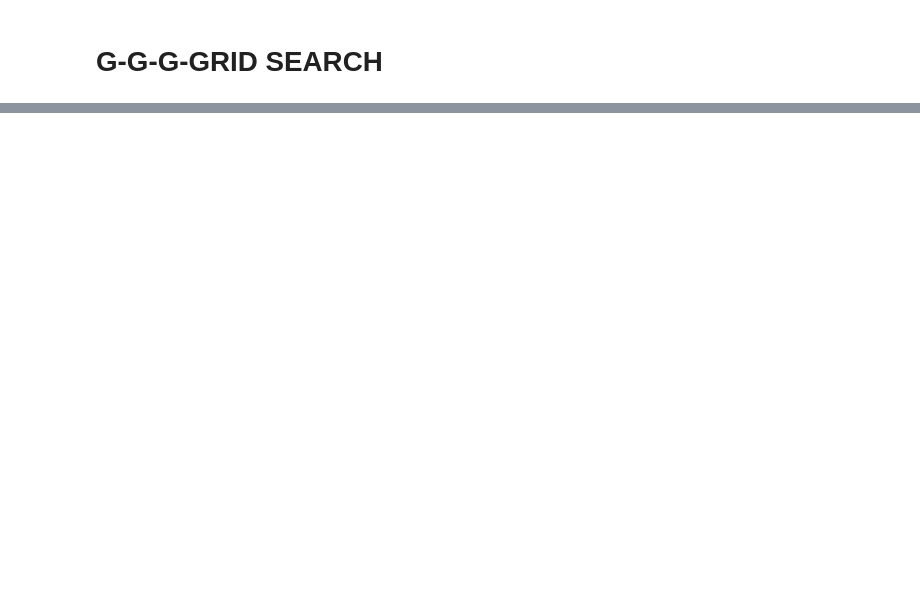
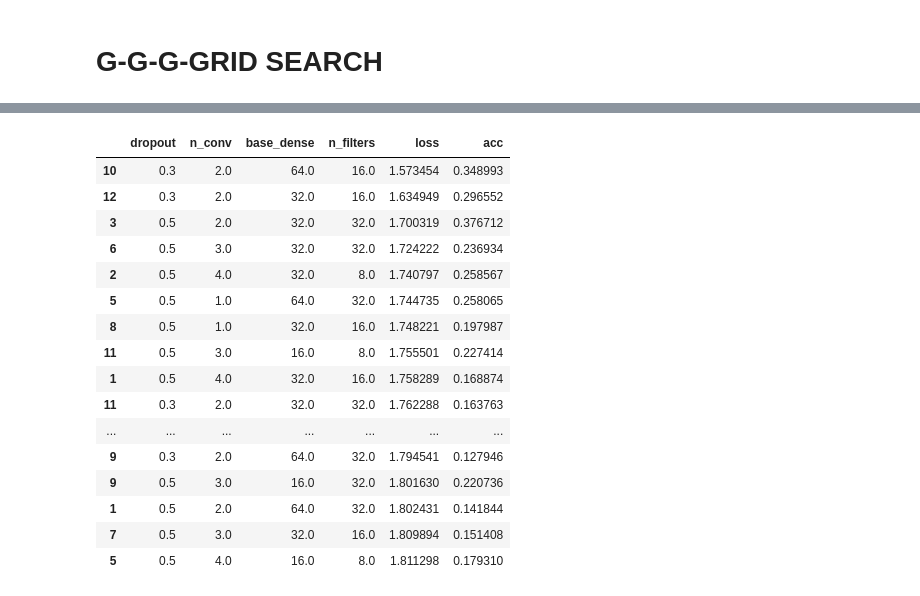
Before and after one commit to Chrisjw42/listenr-ml, a Jupyter notebook: 3. Data preprocessing 2D - grid search.ipynb, the cells around one changed output, grey strips where cells are left out. Saved outputs shown, nothing was run; the diff lists cells and outputs as text; code cells hidden in the pictures; blank space fills up the shorter version.

```diff
--- a/3. Data preprocessing 2D - grid search.ipynb
+++ b/3. Data preprocessing 2D - grid search.ipynb
@@ -458,0 +450,24 @@ pd.get_dummies(base_class)
+# %%
+res = dd.read_parquet("res/*.parquet")
+# %%
+res = res.compute()
+# %%
+res.sort_values("loss")
+# %% [output]
+|  | dropout | n_conv | base_dense | n_filters | loss | acc |
+| 10 | 0.3 | 2.0 | 64.0 | 16.0 | 1.573454 | 0.348993 |
+| 12 | 0.3 | 2.0 | 32.0 | 16.0 | 1.634949 | 0.296552 |
+| 3 | 0.5 | 2.0 | 32.0 | 32.0 | 1.700319 | 0.376712 |
+| 6 | 0.5 | 3.0 | 32.0 | 32.0 | 1.724222 | 0.236934 |
+| 2 | 0.5 | 4.0 | 32.0 | 8.0 | 1.740797 | 0.258567 |
+| 5 | 0.5 | 1.0 | 64.0 | 32.0 | 1.744735 | 0.258065 |
+| 8 | 0.5 | 1.0 | 32.0 | 16.0 | 1.748221 | 0.197987 |
+| 11 | 0.5 | 3.0 | 16.0 | 8.0 | 1.755501 | 0.227414 |
+| 1 | 0.5 | 4.0 | 32.0 | 16.0 | 1.758289 | 0.168874 |
+| 11 | 0.3 | 2.0 | 32.0 | 32.0 | 1.762288 | 0.163763 |
+| ... | ... | ... | ... | ... | ... | ... |
+| 9 | 0.3 | 2.0 | 64.0 | 32.0 | 1.794541 | 0.127946 |
+| 9 | 0.5 | 3.0 | 16.0 | 32.0 | 1.801630 | 0.220736 |
+| 1 | 0.5 | 2.0 | 64.0 | 32.0 | 1.802431 | 0.141844 |
+| 7 | 0.5 | 3.0 | 32.0 | 16.0 | 1.809894 | 0.151408 |
+| 5 | 0.5 | 4.0 | 16.0 | 8.0 | 1.811298 | 0.179310 |
```
Also changed, not shown: parts of 22 cells of this notebook, 3 other files.
